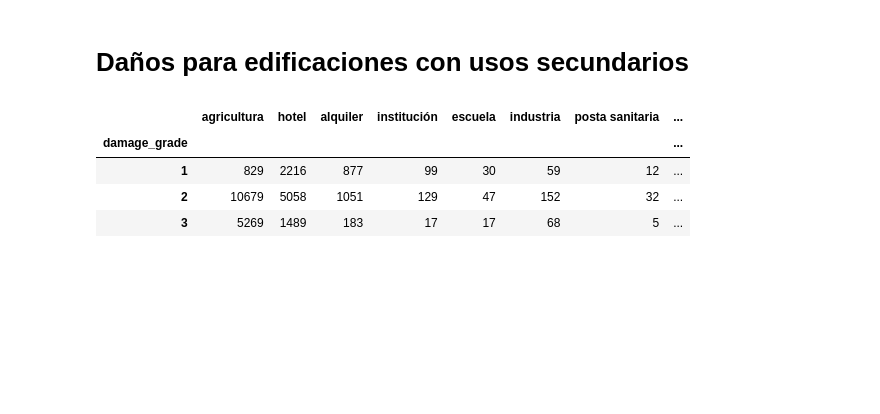
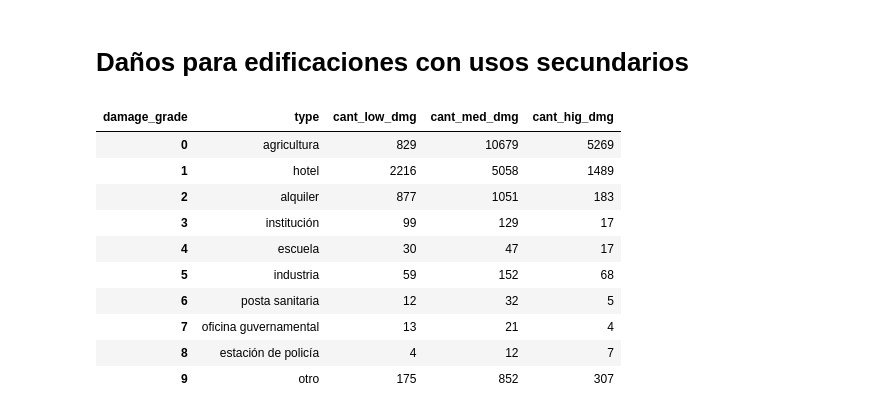
Before and after one commit to ffelfis/OrgaDatosTPs, a Jupyter notebook: TP1/nb_facundo.ipynb, the cells around one changed output. Saved outputs shown, nothing was run; the diff lists cells and outputs as text; code cells hidden in the pictures; blank space fills up the shorter version.

```diff
--- a/TP1/nb_facundo.ipynb
+++ b/TP1/nb_facundo.ipynb
@@ -1915,35 +1912,47 @@ df_dmg_by_sec_use = df_dmg_by_sec_use\
 df_dmg_by_sec_use = df_dmg_by_sec_use\
   .merge(df_secondary\
          .loc[: , ['has_secondary_use_health_post', 'damage_grade']]\
          .groupby('damage_grade').agg({'has_secondary_use_health_post':'sum'})\
          .rename(columns={'has_secondary_use_health_post':'posta sanitaria'}), \
          on='damage_grade', how='left')
 
 df_dmg_by_sec_use = df_dmg_by_sec_use\
   .merge(df_secondary\
          .loc[: , ['has_secondary_use_gov_office', 'damage_grade']]\
          .groupby('damage_grade').agg({'has_secondary_use_gov_office':'sum'})\
          .rename(columns={'has_secondary_use_gov_office':'oficina guvernamental'}), \
          on='damage_grade', how='left')
 
 df_dmg_by_sec_use = df_dmg_by_sec_use\
   .merge(df_secondary\
          .loc[: , ['has_secondary_use_use_police', 'damage_grade']]\
          .groupby('damage_grade').agg({'has_secondary_use_use_police':'sum'})\
          .rename(columns={'has_secondary_use_use_police':'estación de policía'}), \
          on='damage_grade', how='left')
 
 df_dmg_by_sec_use = df_dmg_by_sec_use\
   .merge(df_secondary\
          .loc[: , ['has_secondary_use_other', 'damage_grade']]\
          .groupby('damage_grade').agg({'has_secondary_use_other':'sum'})\
          .rename(columns={'has_secondary_use_other':'otro'}), \
          on='damage_grade', how='left')
 
+# Se traspone el Dataframe
+df_dmg_by_sec_use = df_dmg_by_sec_use.T.reset_index()\
+  .rename(columns={'index':'type', 1:'cant_low_dmg', 2:'cant_med_dmg', 3:'cant_hig_dmg'})\
+
+df_dmg_by_sec_use.index.name = None
+
 df_dmg_by_sec_use
 # %% [output]
-|  | agricultura | hotel | alquiler | institución | escuela | industria | posta sanitaria | ... |
-| damage_grade |  |  |  |  |  |  |  | ... |
-| 1 | 829 | 2216 | 877 | 99 | 30 | 59 | 12 | ... |
-| 2 | 10679 | 5058 | 1051 | 129 | 47 | 152 | 32 | ... |
-| 3 | 5269 | 1489 | 183 | 17 | 17 | 68 | 5 | ... |
+| damage_grade | type | cant_low_dmg | cant_med_dmg | cant_hig_dmg |
+| 0 | agricultura | 829 | 10679 | 5269 |
+| 1 | hotel | 2216 | 5058 | 1489 |
+| 2 | alquiler | 877 | 1051 | 183 |
+| 3 | institución | 99 | 129 | 17 |
+| 4 | escuela | 30 | 47 | 17 |
+| 5 | industria | 59 | 152 | 68 |
+| 6 | posta sanitaria | 12 | 32 | 5 |
+| 7 | oficina guvernamental | 13 | 21 | 4 |
+| 8 | estación de policía | 4 | 12 | 7 |
+| 9 | otro | 175 | 852 | 307 |
```
Also changed, not shown: parts of 9 cells of this notebook.
